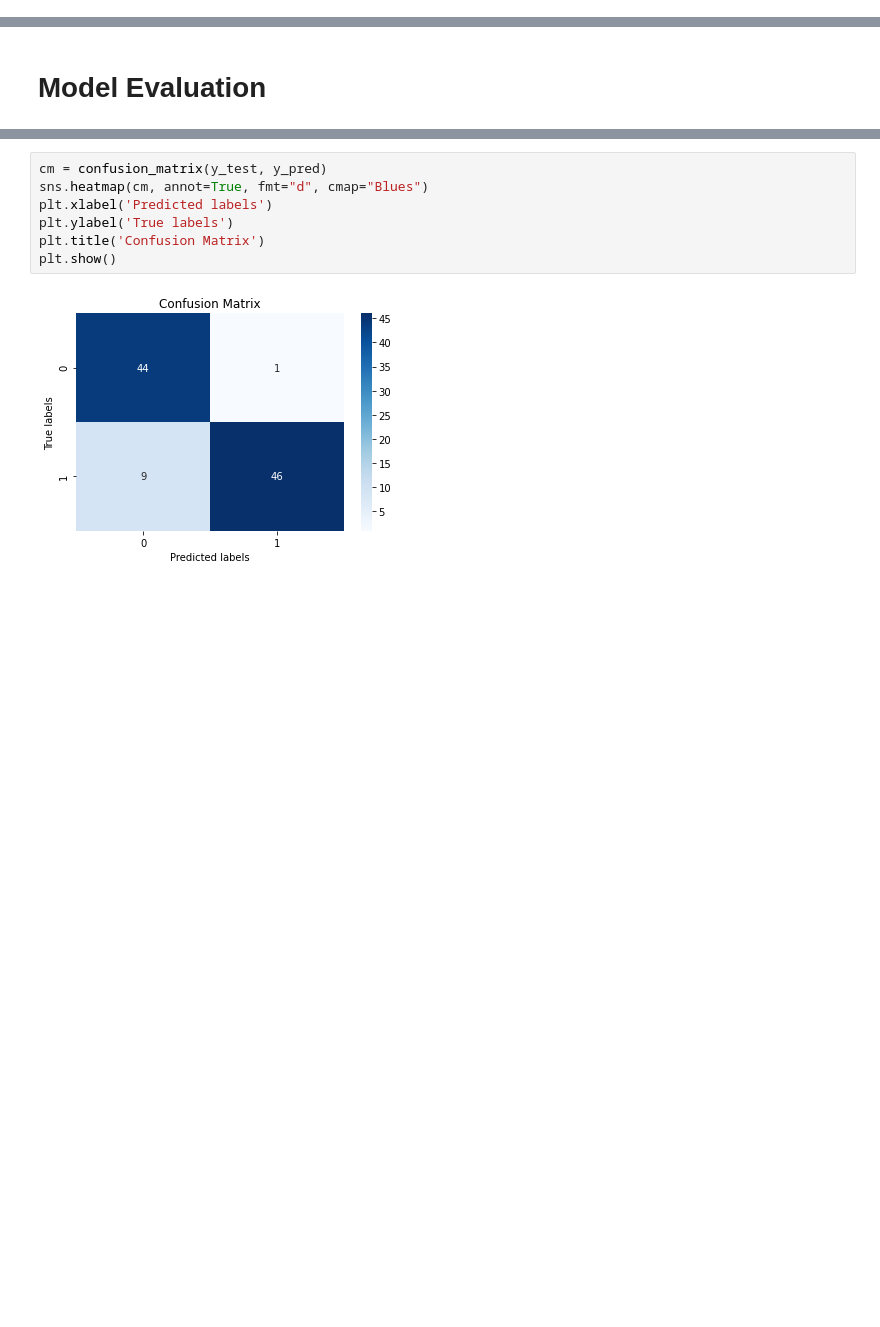
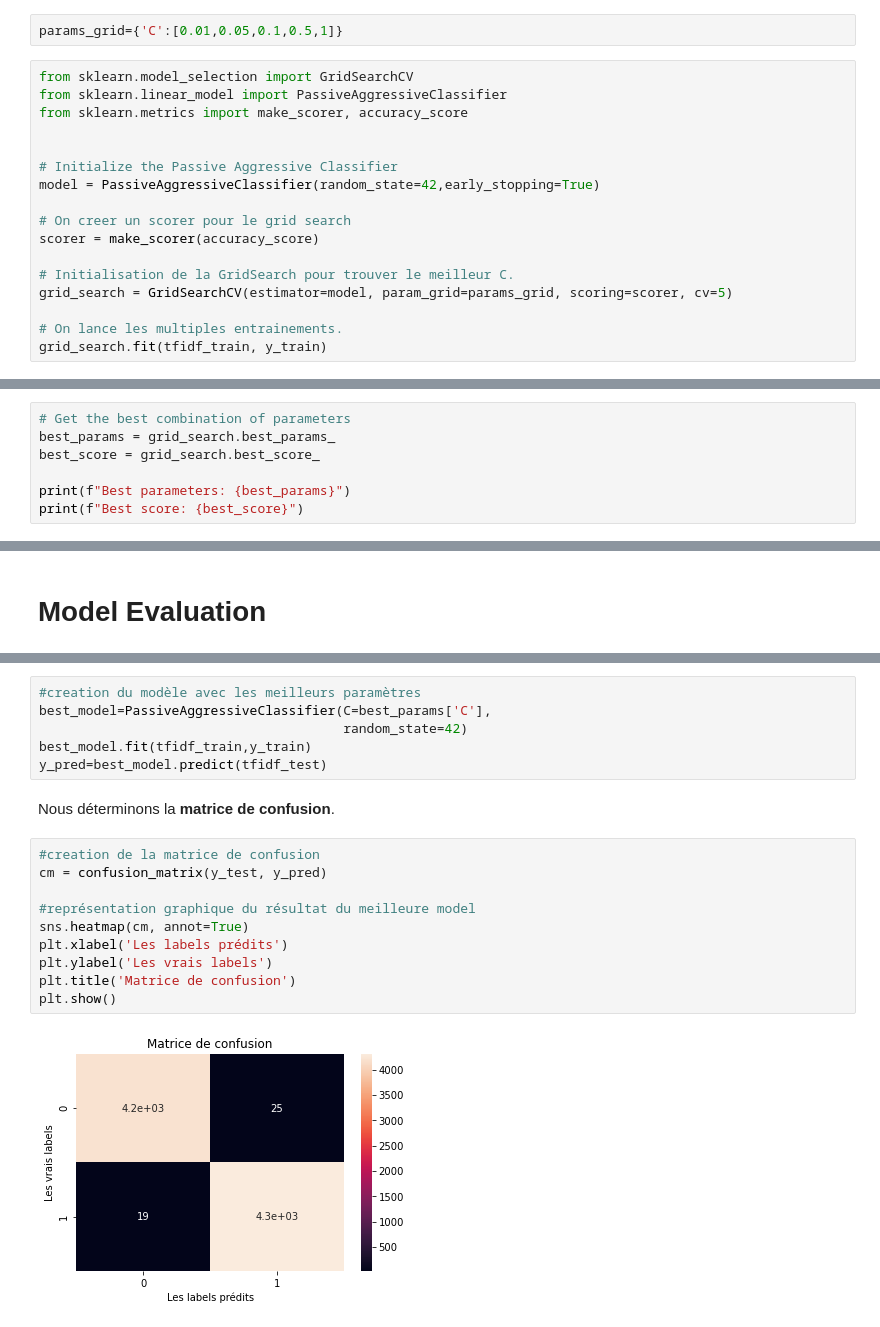
Before and after one commit to BatataNatna/Deep_Fake_project_2024, a Jupyter notebook: model_passive_agressive.ipynb, the cells around one changed output, grey strips where cells are left out. Cells and saved outputs as stored; diff of their text form; blank space fills up the shorter version.

Commit message:
getting the best passive agressive model

```diff
--- a/model_passive_agressive.ipynb
+++ b/model_passive_agressive.ipynb
@@ -122,0 +111,19 @@ C_values[8]
+# %%
+params_grid={'C':[0.01,0.05,0.1,0.5,1]}
+# %%
+from sklearn.model_selection import GridSearchCV
+from sklearn.linear_model import PassiveAggressiveClassifier
+from sklearn.metrics import make_scorer, accuracy_score
+
+
+# Initialize the Passive Aggressive Classifier
+model = PassiveAggressiveClassifier(random_state=42,early_stopping=True)
+
+# On creer un scorer pour le grid search
+scorer = make_scorer(accuracy_score)
+
+# Initialisation de la GridSearch pour trouver le meilleur C.
+grid_search = GridSearchCV(estimator=model, param_grid=params_grid, scoring=scorer, cv=5)
+
+# On lance les multiples entrainements.
+grid_search.fit(tfidf_train, y_train)
@@ -122,0 +136,7 @@ C_values[8]
+# %%
+# Get the best combination of parameters
+best_params = grid_search.best_params_
+best_score = grid_search.best_score_
+
+print(f"Best parameters: {best_params}")
+print(f"Best score: {best_score}")
@@ -141,9 +152,20 @@ The accuracy of our model: 90.0%
+# %%
+#creation du modèle avec les meilleurs paramètres
+best_model=PassiveAggressiveClassifier(C=best_params['C'],
+                                       random_state=42)
+best_model.fit(tfidf_train,y_train)
+y_pred=best_model.predict(tfidf_test)
+# %% [markdown]
+Nous déterminons la **matrice de confusion**.
 # %%
+#creation de la matrice de confusion
 cm = confusion_matrix(y_test, y_pred)
-sns.heatmap(cm, annot=True, fmt="d", cmap="Blues")
-plt.xlabel('Predicted labels')
-plt.ylabel('True labels')
-plt.title('Confusion Matrix')
+
+#représentation graphique du résultat du meilleure model
+sns.heatmap(cm, annot=True)
+plt.xlabel('Les labels prédits')
+plt.ylabel('Les vrais labels')
+plt.title('Matrice de confusion')
 plt.show()
 # %% [output]
-[figure, old version]
+[figure, new version]
```
Also changed, not shown: parts of 31 cells of this notebook, 1 other file.
